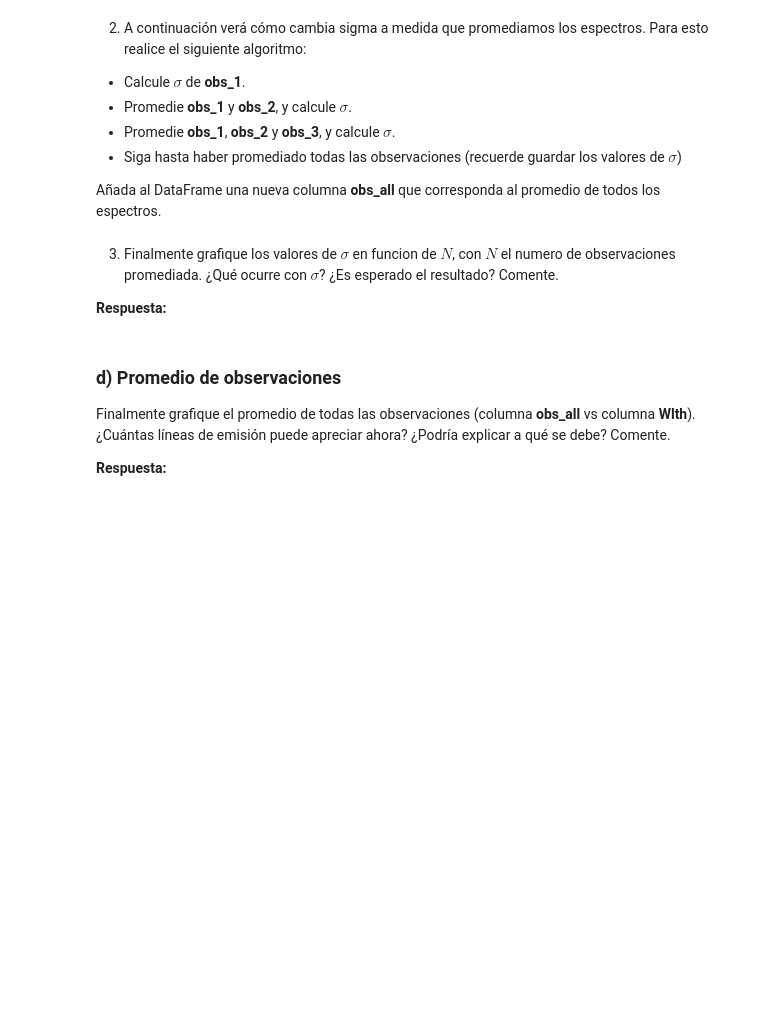
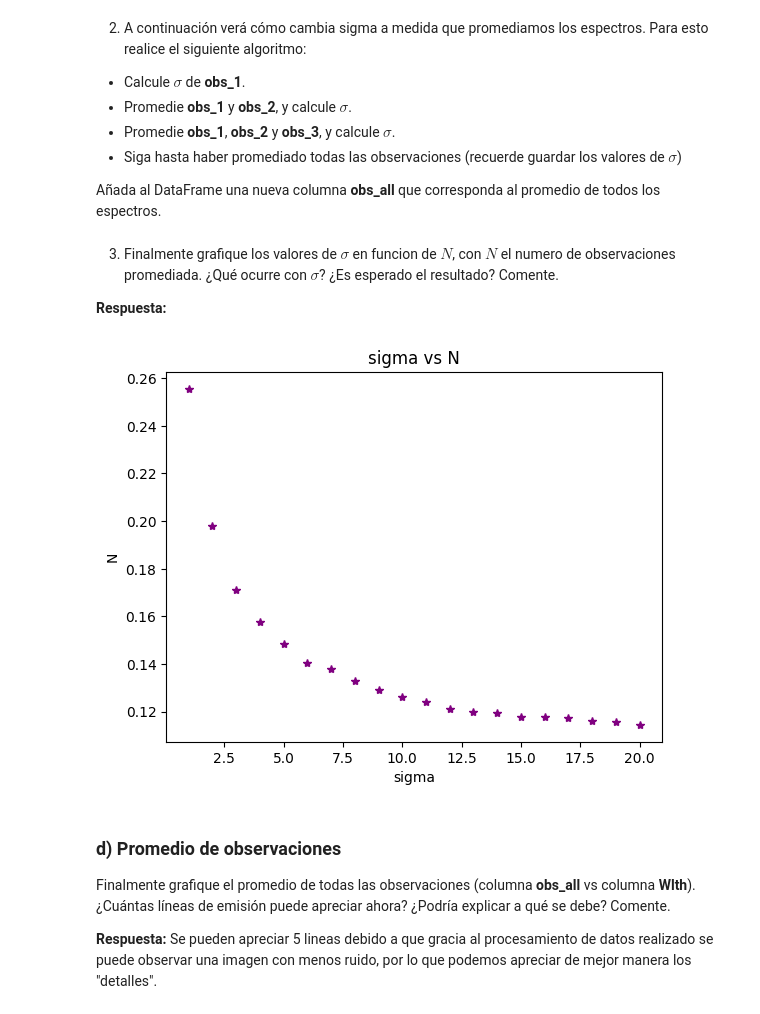
Before and after one commit to sebamonteirov/Tarea-2, a Jupyter notebook: Tarea2.ipynb, the cells around one changed output. Drawn from its saved outputs; the diff is of its cells as text; code cells hidden in the pictures; blank space fills up the shorter version.

```diff
--- a/Tarea2.ipynb
+++ b/Tarea2.ipynb
@@ -369,14 +369,12 @@ Ahora verá cómo el nivel de ruido disminuye al promediar observaciones. Siga l
 # %%
 df_centradas = pd.DataFrame()
 for i in range(1, len(df.columns)-1): #en este caso particular recorre de 1 hasta 20
-  #columna = 'obs_' + str(i)
-  #obs = df[columna]
+  columna = 'obs_' + str(i)
+  obs = df[columna]
   #calcular el promedio del ruido
-  #mu_obs = obs.mean()
+  mu_obs = obs.mean()
 
   #restamos el valor medio del ruido al espectro
-  #obs_centrada = obs - mu_obs
+  obs_centrada = obs - mu_obs
 
-  #df[columna + '_centrada'] = obs_centrada
-
-print(df)
+  df_centradas[columna + '_centrada'] = obs_centrada
@@ -391,13 +387,38 @@ IndentationError: expected an indented block after 'for' statement on line 2 (<i
  - Siga hasta haber promediado todas las observaciones (recuerde guardar los valores de $\sigma$)
 
  Añada al DataFrame una nueva columna **obs_all** que corresponda al promedio de todos los espectros.
+# %%
+std = [] #lista de sigmas
+obs_all = [] #lista de promedios de todos los espectros
+
+for i in range(1, len(df.columns)-1): #en este caso particular recorre de 1 hasta 20
+  obs_sumadas = np.zeros(1420) #guardará la suma de las obs
+  obs_promediada = [] #guardará el promedio de las obs
+
+  for a in range(1, i+1):
+    columna = 'obs_' + str(a)
+    obs_sumadas = obs_sumadas + df[columna]
+
+  obs_promediada = np.divide(obs_sumadas, i)
+  std.append(obs_promediada.std())
+
+  if i == len(df.columns)-2:
+    obs_all = obs_promediada
 # %% [markdown]
  3. Finalmente grafique los valores de $\sigma$ en funcion de $N$, con $N$ el numero de observaciones promediada. ¿Qué ocurre con $\sigma$? ¿Es esperado el resultado? Comente.
 
 **Respuesta:**
+# %%
+plt.plot(range(1, 21), std, '*', color = 'purple')
+plt.xlabel('sigma')
+plt.ylabel('N')
+plt.title('sigma vs N')
+plt.show()
+# %% [output]
+[figure, added]
 # %% [markdown]
 ### d) Promedio de observaciones
 
 Finalmente grafique el promedio de todas las observaciones (columna **obs_all** vs columna **Wlth**). ¿Cuántas líneas de emisión puede apreciar ahora? ¿Podría explicar a qué se debe? Comente.
 
-**Respuesta:**
+**Respuesta:** Se pueden apreciar 5 lineas debido a que gracia al procesamiento de datos realizado se puede observar una imagen con menos ruido, por lo que podemos apreciar de mejor manera los "detalles".
```
Also changed, not shown: parts of 2 cells of this notebook.
